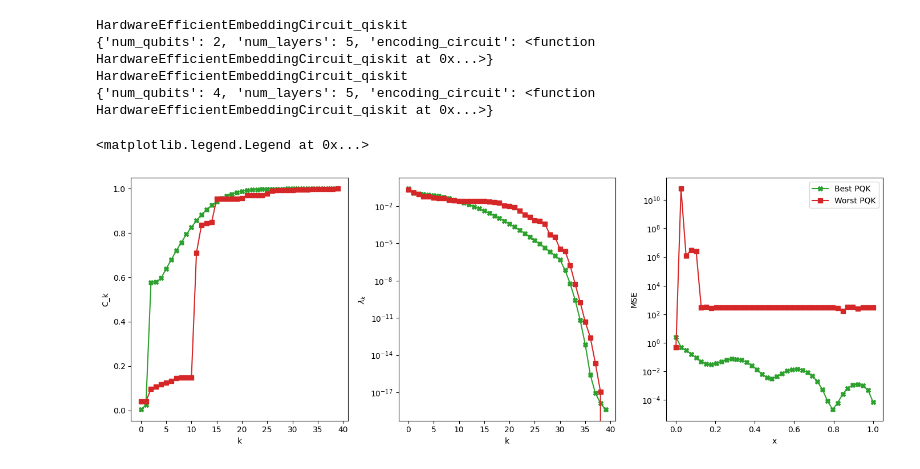
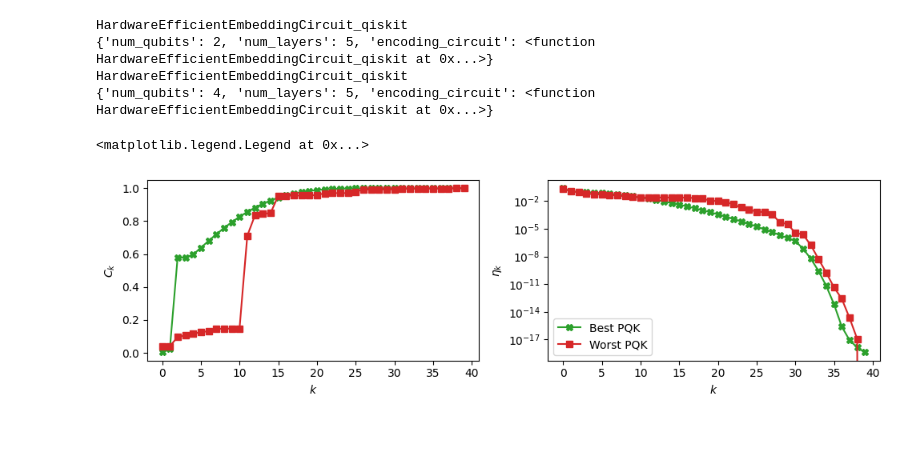
Before and after one commit to rupof/KernelDE, a Jupyter notebook: plotting_notebooks/grid_search_session2.ipynb, the cells around one changed output. Saved outputs shown, nothing was run; the diff lists cells and outputs as text; code cells hidden in the pictures; blank space fills up the shorter version.

```diff
--- a/plotting_notebooks/grid_search_session2.ipynb
+++ b/plotting_notebooks/grid_search_session2.ipynb
@@ -339,43 +412,43 @@ marker = ["X-", "s-", "o-"]
 labels = ["Best PQK", "Worst PQK"]
 
 #two column plot axes
-fig, axs = plt.subplots(1, 3, figsize=(14, 5))
+fig, axs = plt.subplots(1, 2, figsize=(10, 3))
 for idx_kernel, kernels in enumerate(kernel_tensor):
     K_f = kernels
     eigenvalue_spectrum, eigenvectors = eigendecomposition(K_f)
 
     y_train_for_analytical = analytical_solutions[g_name_to_plot]
     if len(y_train_for_analytical.shape) == 1:
         y_train_for_analytical = y_train_for_analytical.reshape(-1, 1)
 
     #y_train is a column vector
     power = np.sum((eigenvectors.T @ y_train_for_analytical)**2, axis = 1)
     cumul = np.cumsum(power) / np.sum(power)
 
 
     axs[0].plot(cumul,marker[idx_kernel], label = f"{labels[idx_kernel]}", color = f"C{idx_kernel+2}")
-    axs[0].set_ylabel("C_k")
-    axs[0].set_xlabel("k")
+    axs[0].set_ylabel("$C_k$")
+    axs[0].set_xlabel("$k$")
 
 
     axs[1].plot(eigenvalue_spectrum, marker[idx_kernel], label = f"{labels[idx_kernel]}", color = f"C{idx_kernel+2}")
-    axs[1].set_ylabel("$\lambda_k$")
-    axs[1].set_xlabel("k")
+    axs[1].set_ylabel("$\eta_k$")
+    axs[1].set_xlabel("$k$")
     axs[1].set_yscale("log")
 
 
     #mean squared error as a function of x
 
     mse = (solution_list[idx_kernel] - analytical_solutions[g_name_to_plot])**2/ len(x_span)
 
-    axs[2].plot(x_span, mse, marker[idx_kernel], label = f"{labels[idx_kernel]}", color = f"C{idx_kernel+2}")
-    axs[2].set_ylabel("MSE")
-    axs[2].set_yscale("log")
-    axs[2].set_xlabel("x")
+    #axs[2].plot(x_span, mse, marker[idx_kernel], label = f"{labels[idx_kernel]}", color = f"C{idx_kernel+2}")
+    #axs[2].set_ylabel("MSE")
+    #axs[2].set_yscale("log")
+    #axs[2].set_xlabel("x")
 
 
 plt.tight_layout()
 plt.legend()
 # %% [output]
 <matplotlib.legend.Legend at 0x...>
-[figure, old version]
+[figure, new version]
```
Also changed, not shown: parts of 8 cells of this notebook, 1 other file.
